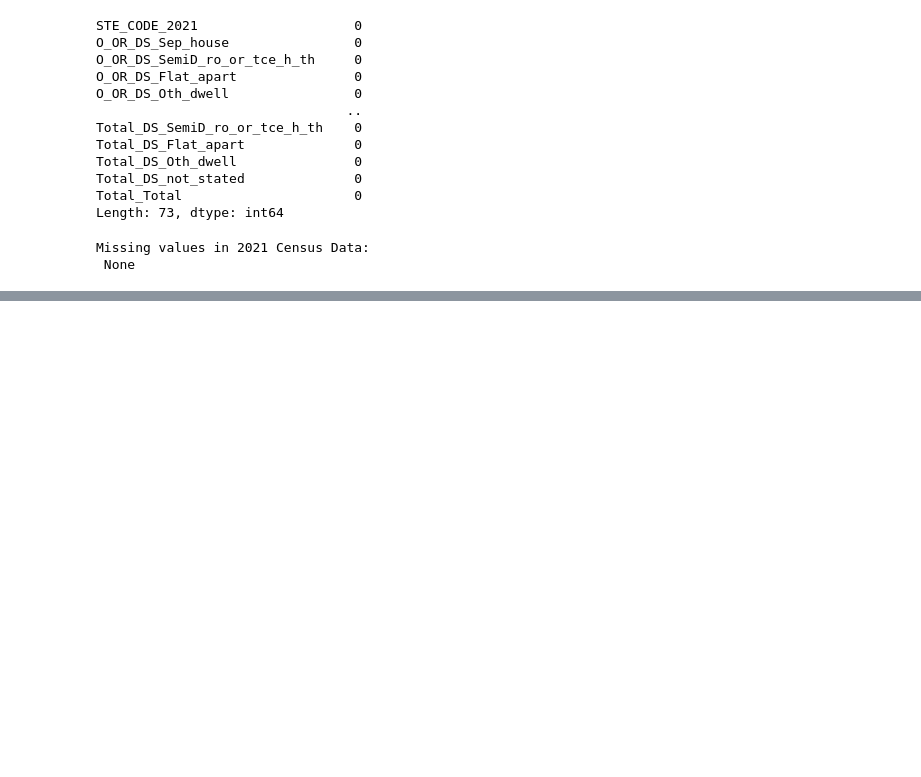
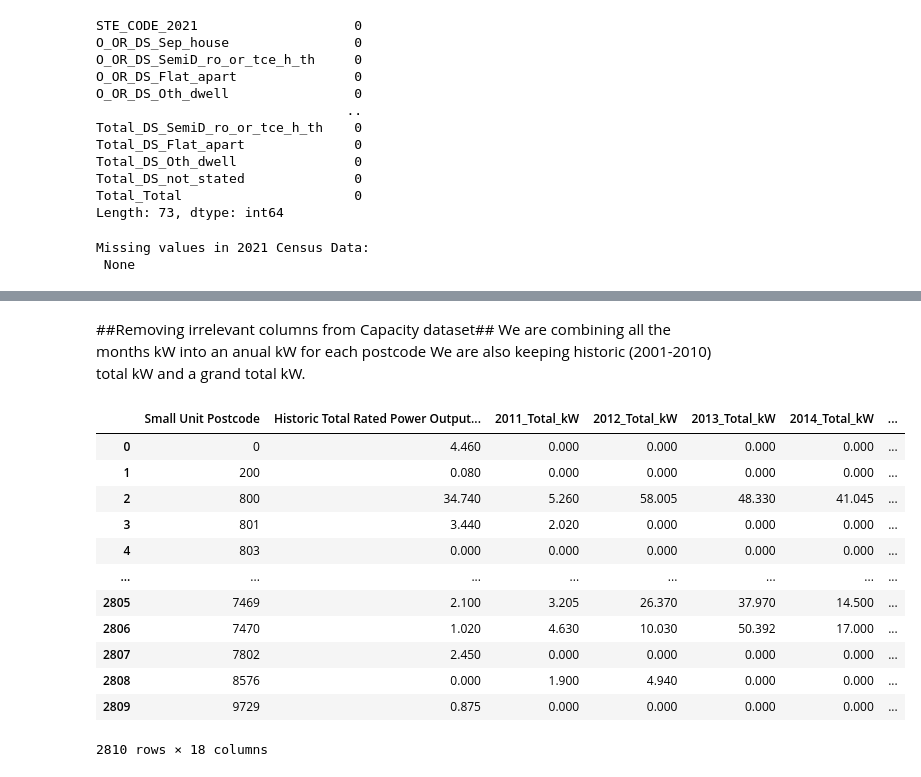
Before and after one commit to quantwothree/solar-energy-adoption-au, a Jupyter notebook: ARENA.ipynb, the cells around one changed output, grey strips where cells are left out. Saved outputs shown, nothing was run; the diff lists cells and outputs as text; code cells hidden in the pictures; blank space fills up the shorter version.

```diff
--- a/ARENA.ipynb
+++ b/ARENA.ipynb
@@ -508,0 +634,28 @@ Missing values in 2011 Census Data:
+# %% [markdown]
+##Removing irrelevant columns from Capacity dataset##
+We are combining all the months kW into an anual kW for each postcode
+We are also keeping historic (2001-2010) total kW and a grand total kW.
+# %%
+df_capacity_cleaned = df_capacity[['Small Unit Postcode', 'Historic Total Rated Power Output In kW (2001 - 2010)']].copy()
+
+for year in range(2011, 2026):
+    year_columns = [column for column in df_capacity.columns if str(year) in column]
+    df_capacity_cleaned[f'{year}_Total_kW'] = df_capacity[year_columns].sum(axis=1)
+
+df_capacity_cleaned['Total Rated Power Output In kW'] = df_capacity['Total Rated Power Output In kW']
+
+display(df_capacity_cleaned)
+# %% [output]
+|  | Small Unit Postcode | Historic Total Rated Power Output... | 2011_Total_kW | 2012_Total_kW | 2013_Total_kW | 2014_Total_kW | ... |
+| 0 | 0 | 4.460 | 0.000 | 0.000 | 0.000 | 0.000 | ... |
+| 1 | 200 | 0.080 | 0.000 | 0.000 | 0.000 | 0.000 | ... |
+| 2 | 800 | 34.740 | 5.260 | 58.005 | 48.330 | 41.045 | ... |
+| 3 | 801 | 3.440 | 2.020 | 0.000 | 0.000 | 0.000 | ... |
+| 4 | 803 | 0.000 | 0.000 | 0.000 | 0.000 | 0.000 | ... |
+| ... | ... | ... | ... | ... | ... | ... | ... |
+| 2805 | 7469 | 2.100 | 3.205 | 26.370 | 37.970 | 14.500 | ... |
+| 2806 | 7470 | 1.020 | 4.630 | 10.030 | 50.392 | 17.000 | ... |
+| 2807 | 7802 | 2.450 | 0.000 | 0.000 | 0.000 | 0.000 | ... |
+| 2808 | 8576 | 0.000 | 1.900 | 4.940 | 0.000 | 0.000 | ... |
+| 2809 | 9729 | 0.875 | 0.000 | 0.000 | 0.000 | 0.000 | ... |
+2810 rows × 18 columns
```
Also changed, not shown: parts of 26 cells of this notebook.
